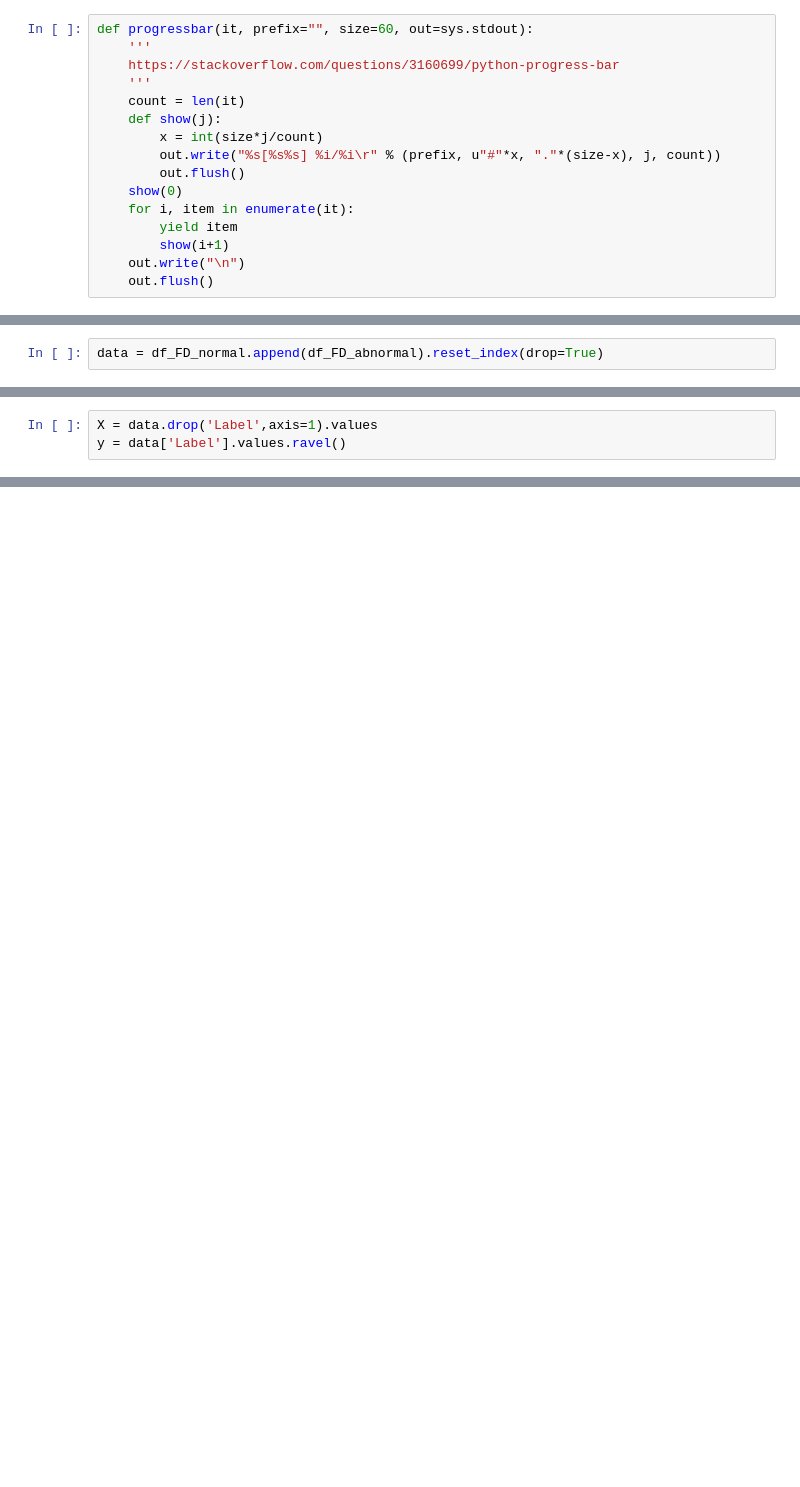
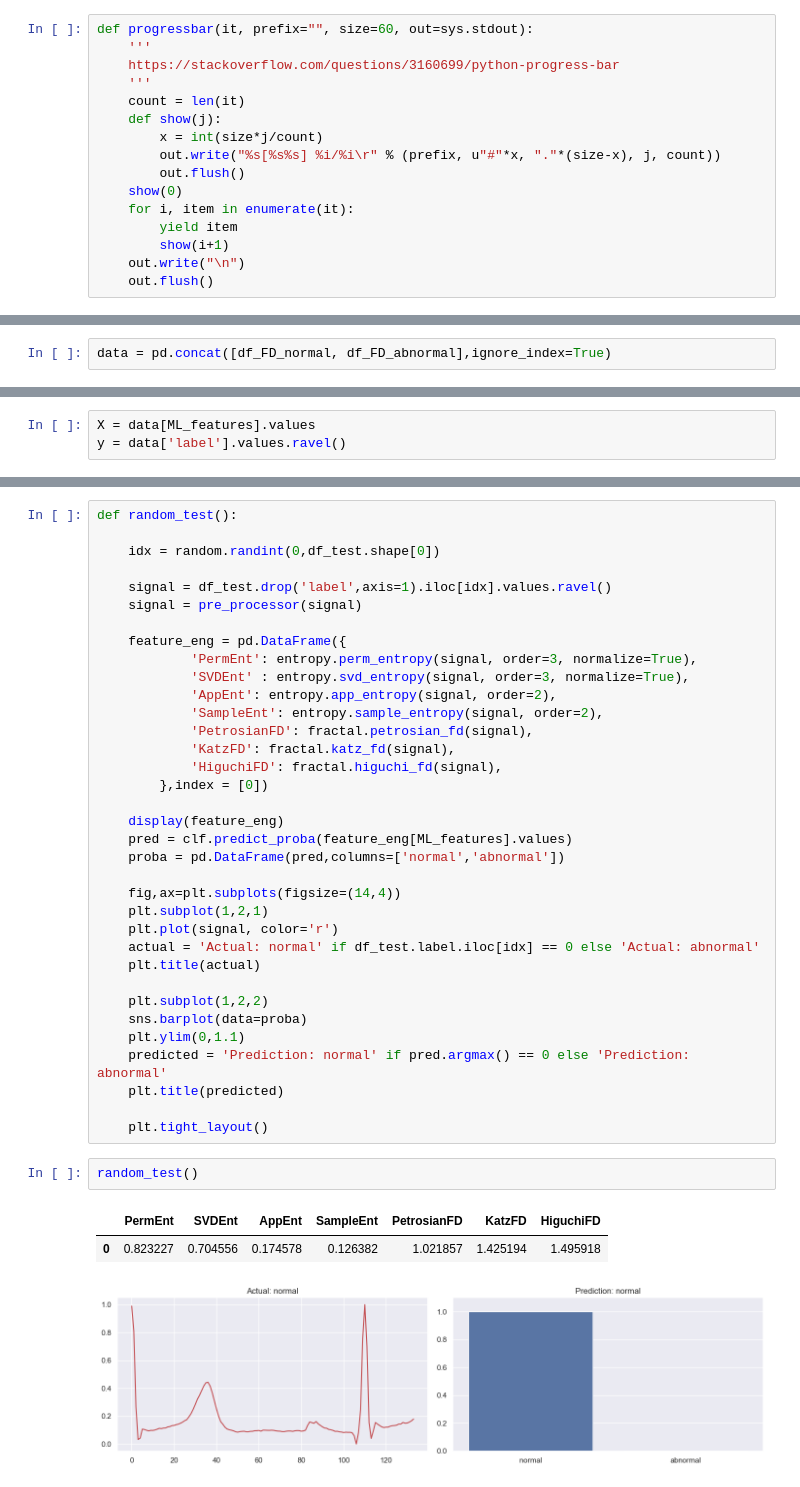
Before and after one commit to LaurentFerhi/ECG_abnormality_Fractal_Dimension, a Jupyter notebook: TS_anomaly.ipynb, the cells around one changed output, grey strips where cells are left out. Cells and saved outputs as stored; diff of their text form; blank space fills up the shorter version.

```diff
--- a/TS_anomaly.ipynb
+++ b/TS_anomaly.ipynb
@@ -144,2 +141,2 @@ df_FD_abnormal['Label'] = 1
-# %%
-data = df_FD_normal.append(df_FD_abnormal).reset_index(drop=True)
+# %%
+data = pd.concat([df_FD_normal, df_FD_abnormal],ignore_index=True)
@@ -146,3 +159,3 @@ data = df_FD_normal.append(df_FD_abnormal).reset_index(drop=True)
 # %%
-X = data.drop('Label',axis=1).values
-y = data['Label'].values.ravel()
+X = data[ML_features].values
+y = data['label'].values.ravel()
@@ -183,0 +220,41 @@ weighted avg       0.88      0.88      0.88      1600
+# %%
+def random_test():
+
+    idx = random.randint(0,df_test.shape[0])
+
+    signal = df_test.drop('label',axis=1).iloc[idx].values.ravel()
+    signal = pre_processor(signal)
+
+    feature_eng = pd.DataFrame({
+            'PermEnt': entropy.perm_entropy(signal, order=3, normalize=True),
+            'SVDEnt' : entropy.svd_entropy(signal, order=3, normalize=True),
+            'AppEnt': entropy.app_entropy(signal, order=2),
+            'SampleEnt': entropy.sample_entropy(signal, order=2),
+            'PetrosianFD': fractal.petrosian_fd(signal),
+            'KatzFD': fractal.katz_fd(signal),
+            'HiguchiFD': fractal.higuchi_fd(signal),
+        },index = [0])
+
+    display(feature_eng)
+    pred = clf.predict_proba(feature_eng[ML_features].values)
+    proba = pd.DataFrame(pred,columns=['normal','abnormal'])
+
+    fig,ax=plt.subplots(figsize=(14,4))
+    plt.subplot(1,2,1)
+    plt.plot(signal, color='r')
+    actual = 'Actual: normal' if df_test.label.iloc[idx] == 0 else 'Actual: abnormal'
+    plt.title(actual)
+
+    plt.subplot(1,2,2)
+    sns.barplot(data=proba)
+    plt.ylim(0,1.1)
+    predicted = 'Prediction: normal' if pred.argmax() == 0 else 'Prediction: abnormal'
+    plt.title(predicted)
+
+    plt.tight_layout()
+# %%
+random_test()
+# %% [output]
+|  | PermEnt | SVDEnt | AppEnt | SampleEnt | PetrosianFD | KatzFD | HiguchiFD |
+| 0 | 0.823227 | 0.704556 | 0.174578 | 0.126382 | 1.021857 | 1.425194 | 1.495918 |
+[figure, added]
```
Also changed, not shown: parts of 15 cells of this notebook, 3 other files.
